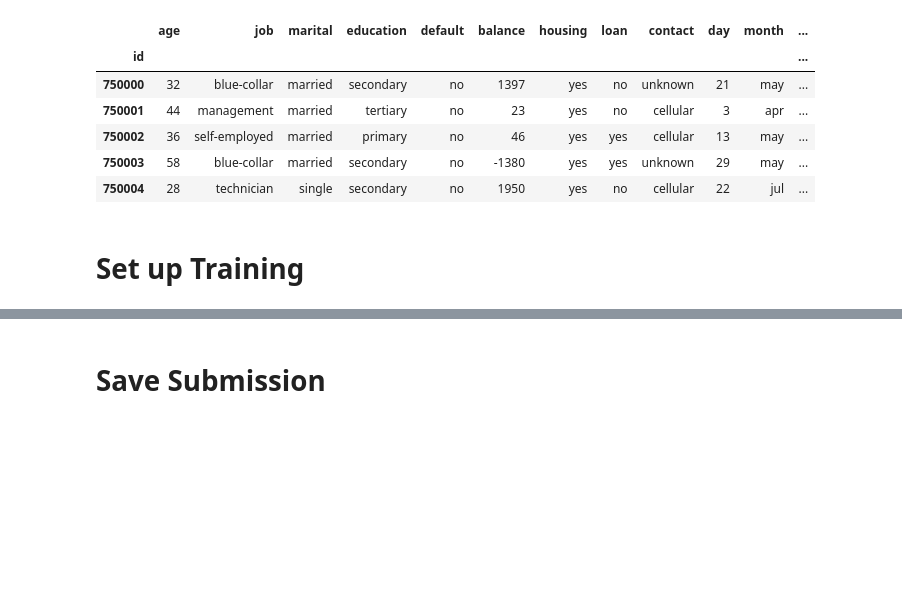
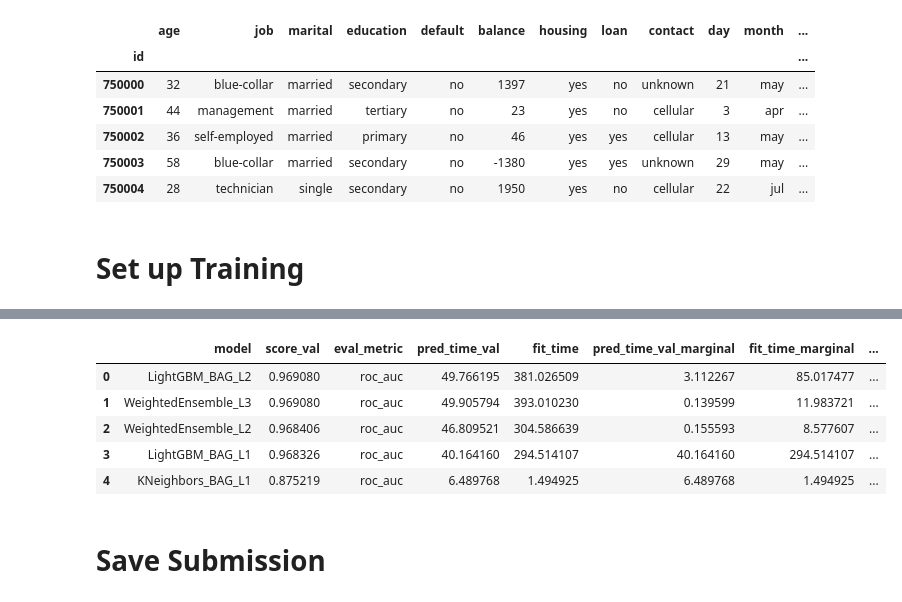
Before and after one commit to dalloliogm/cytetype_eval, a Jupyter notebook: bank-autogluon.ipynb, the cells around one changed output, grey strips where cells are left out. Drawn from its saved outputs; the diff is of its cells as text; code cells hidden in the pictures; blank space fills up the shorter version.

```diff
--- a/bank-autogluon.ipynb
+++ b/bank-autogluon.ipynb
@@ -194,3 +170,12 @@ TabularPredictor saved. To load, use: predictor = TabularPredictor.load("/kaggle
+# %%
+predictor.leaderboard()
+# %% [output]
+|  | model | score_val | eval_metric | pred_time_val | fit_time | pred_time_val_marginal | fit_time_marginal | ... |
+| 0 | LightGBM_BAG_L2 | 0.969080 | roc_auc | 49.766195 | 381.026509 | 3.112267 | 85.017477 | ... |
+| 1 | WeightedEnsemble_L3 | 0.969080 | roc_auc | 49.905794 | 393.010230 | 0.139599 | 11.983721 | ... |
+| 2 | WeightedEnsemble_L2 | 0.968406 | roc_auc | 46.809521 | 304.586639 | 0.155593 | 8.577607 | ... |
+| 3 | LightGBM_BAG_L1 | 0.968326 | roc_auc | 40.164160 | 294.514107 | 40.164160 | 294.514107 | ... |
+| 4 | KNeighbors_BAG_L1 | 0.875219 | roc_auc | 6.489768 | 1.494925 | 6.489768 | 1.494925 | ... |
 # %% [markdown]
 # Save Submission
 # %%
```
Also changed, not shown: parts of 7 cells of this notebook.
